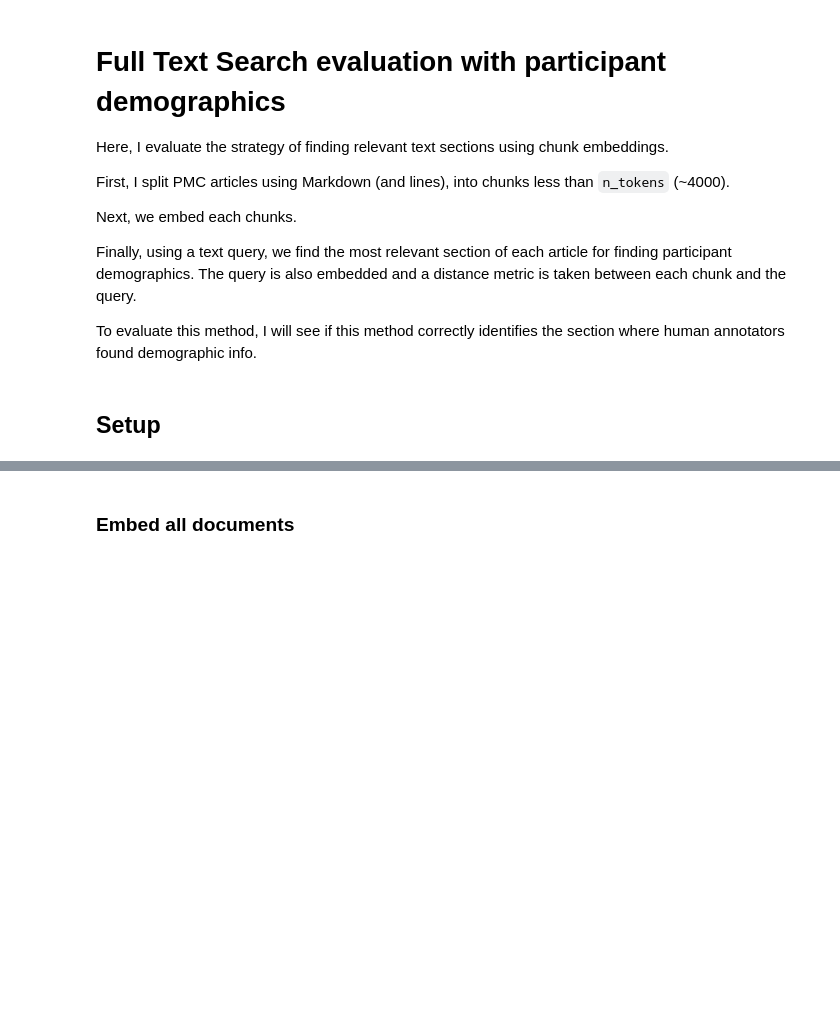
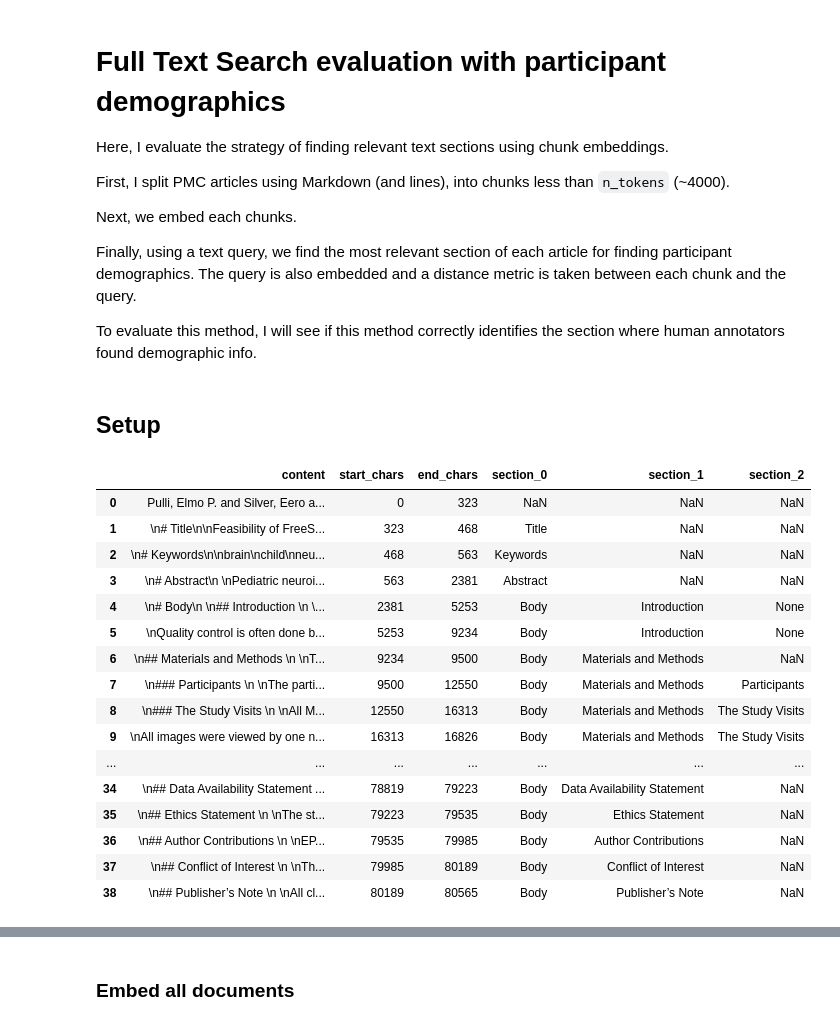
Before and after one commit to adelavega/biomed-llm-retrieval, a Jupyter notebook: 3) Full Text Search evaluation.ipynb, the cells around one changed output, grey strips where cells are left out. Saved outputs shown, nothing was run; the diff lists cells and outputs as text; code cells hidden in the pictures; blank space fills up the shorter version.

Commit message:
Revise code to recursively split and save headers, generically

```diff
--- a/3) Full Text Search evaluation.ipynb
+++ b/3) Full Text Search evaluation.ipynb
@@ -34,0 +37,20 @@ single_group_docs = docs_info[docs_info.pmcid.isin(single_group.pmcid)]
+# %%
+pd.DataFrame(split_pmc_document(single_group_docs.iloc[0].text))
+# %% [output]
+|  | content | start_chars | end_chars | section_0 | section_1 | section_2 |
+| 0 | Pulli, Elmo P. and Silver, Eero a... | 0 | 323 | NaN | NaN | NaN |
+| 1 | \n# Title\n\nFeasibility of FreeS... | 323 | 468 | Title | NaN | NaN |
+| 2 | \n# Keywords\n\nbrain\nchild\nneu... | 468 | 563 | Keywords | NaN | NaN |
+| 3 | \n# Abstract\n \nPediatric neuroi... | 563 | 2381 | Abstract | NaN | NaN |
+| 4 | \n# Body\n \n## Introduction \n \... | 2381 | 5253 | Body | Introduction | None |
+| 5 | \nQuality control is often done b... | 5253 | 9234 | Body | Introduction | None |
+| 6 | \n## Materials and Methods \n \nT... | 9234 | 9500 | Body | Materials and Methods | NaN |
+| 7 | \n### Participants \n \nThe parti... | 9500 | 12550 | Body | Materials and Methods | Participants |
+| 8 | \n### The Study Visits \n \nAll M... | 12550 | 16313 | Body | Materials and Methods | The Study Visits |
+| 9 | \nAll images were viewed by one n... | 16313 | 16826 | Body | Materials and Methods | The Study Visits |
+| ... | ... | ... | ... | ... | ... | ... |
+| 34 | \n## Data Availability Statement ... | 78819 | 79223 | Body | Data Availability Statement | NaN |
+| 35 | \n## Ethics Statement \n \nThe st... | 79223 | 79535 | Body | Ethics Statement | NaN |
+| 36 | \n## Author Contributions \n \nEP... | 79535 | 79985 | Body | Author Contributions | NaN |
+| 37 | \n## Conflict of Interest \n \nTh... | 79985 | 80189 | Body | Conflict of Interest | NaN |
+| 38 | \n## Publisher’s Note \n \nAll cl... | 80189 | 80565 | Body | Publisher’s Note | NaN |
```
Also changed, not shown: parts of 15 cells of this notebook, 5 other files.
